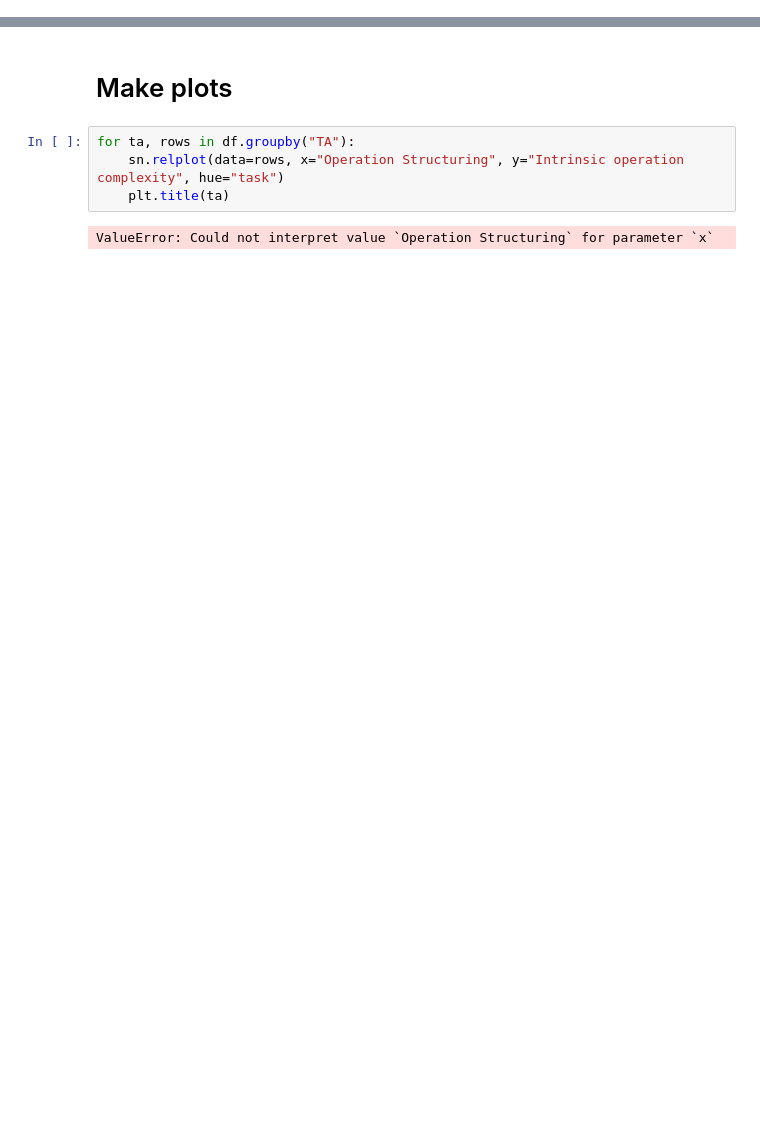
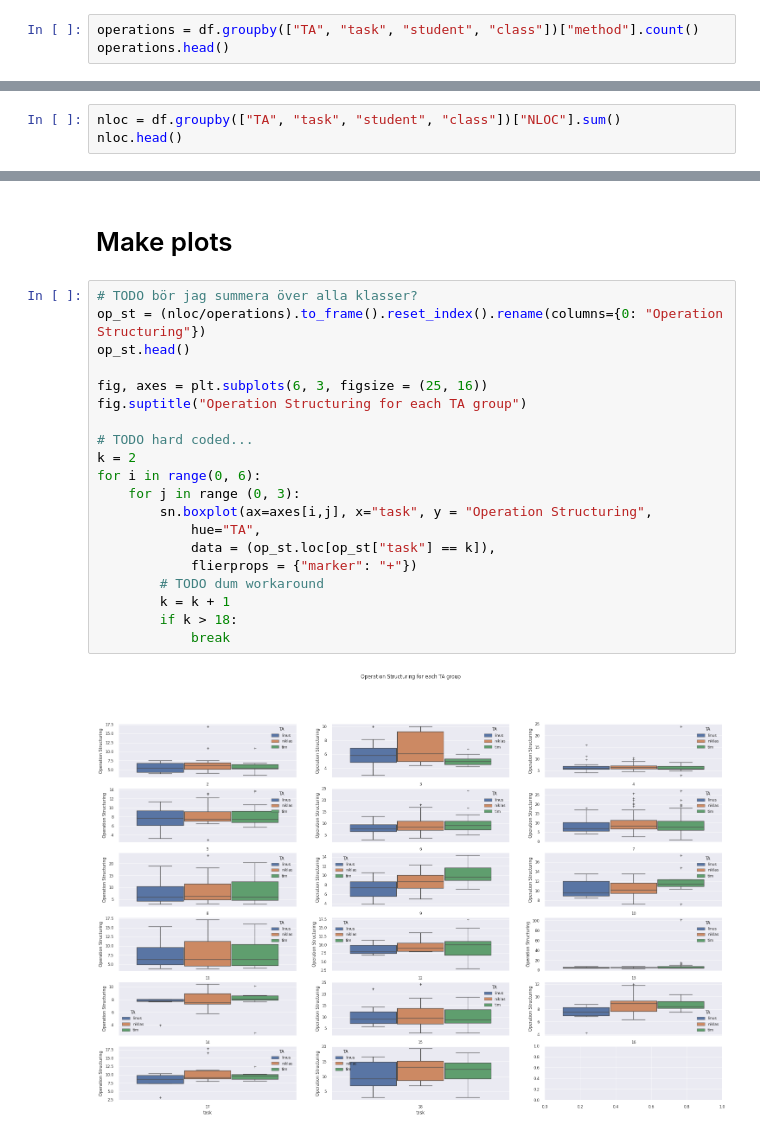
Before and after one commit to LinusOstlund/kex, a Jupyter notebook: main.ipynb, the cells around one changed output, grey strips where cells are left out. Drawn from its saved outputs; the diff is of its cells as text; blank space fills up the shorter version.

```diff
--- a/main.ipynb
+++ b/main.ipynb
@@ -179,0 +209,3 @@ dtype: int64
+# %%
+operations = df.groupby(["TA", "task", "student", "class"])["method"].count()
+operations.head()
@@ -179,0 +220,3 @@ dtype: int64
+# %%
+nloc = df.groupby(["TA", "task", "student", "class"])["NLOC"].sum()
+nloc.head()
@@ -180,8 +243,24 @@ dtype: int64
 # %% [markdown]
 # Make plots
-# %%
-for ta, rows in df.groupby("TA"):
-    sn.relplot(data=rows, x="Operation Structuring", y="Intrinsic operation complexity", hue="task")
-    plt.title(ta)
-# %% [output]
-ValueError: Could not interpret value `Operation Structuring` for parameter `x`
+# %%
+# TODO bör jag summera över alla klasser?
+op_st = (nloc/operations).to_frame().reset_index().rename(columns={0: "Operation Structuring"})
+op_st.head()
+
+fig, axes = plt.subplots(6, 3, figsize = (25, 16))
+fig.suptitle("Operation Structuring for each TA group")
+
+# TODO hard coded...
+k = 2
+for i in range(0, 6):
+    for j in range (0, 3):
+        sn.boxplot(ax=axes[i,j], x="task", y = "Operation Structuring",
+            hue="TA",
+            data = (op_st.loc[op_st["task"] == k]),
+            flierprops = {"marker": "+"})
+        # TODO dum workaround
+        k = k + 1
+        if k > 18:
+            break
+# %% [output]
+[figure, added]
```
Also changed, not shown: parts of 19 cells of this notebook, 1 other file.
